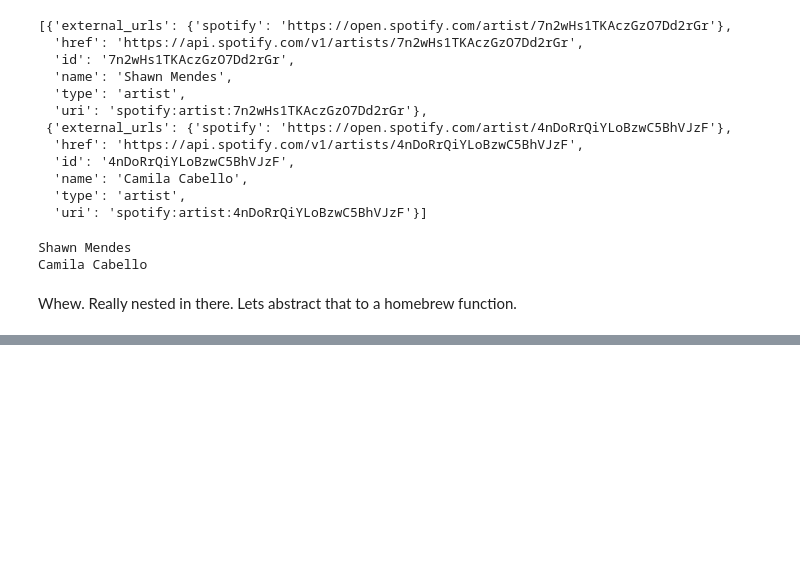
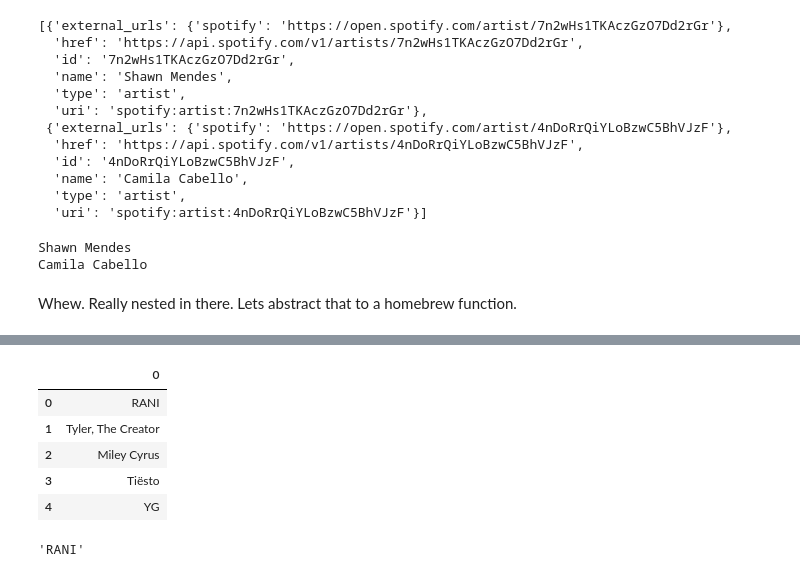
Before and after one commit to Patrickbfuller/solve_music_probs, a Jupyter notebook: spotipy_playlists.ipynb, the cells around one changed output, grey strips where cells are left out. Cells and saved outputs as stored; diff of their text form; code cells hidden in the pictures; blank space fills up the shorter version.

```diff
--- a/spotipy_playlists.ipynb
+++ b/spotipy_playlists.ipynb
@@ -323,2 +325,7 @@ len(master_playlist_dict.keys())
 # %% [markdown]
 Lets see if we can find artists in a playlist!
+# %%
+playlist_tracks_response = spotify.user_playlist_tracks(user='spotify',
+                                             playlist_id='37i9dQZF1DXcBWIGoYBM5M',
+                                             offset=0,)
+playlist_tracks_response.keys()
@@ -325,2 +343,2 @@ Lets see if we can find artists in a playlist!
 # %%
-list(master_playlist_dict.items())[0]
+first_track = playlist_tracks_response['items'][0]
@@ -340,5 +345,3 @@ list
-# %%
-first_track = playlist_tracks['items'][0]
 # %%
 first_track.keys()
 # %% [output]
@@ -392,0 +422,6 @@ hb.get_artists_in_playlist(playlist_tracks)
+# %%
+master_artist_list = []
+for artist_list in df.artists:
+    for artist in artist_list:
+        if artist not in master_artist_list:
+            master_artist_list.append(artist)
@@ -392,0 +432,14 @@ hb.get_artists_in_playlist(playlist_tracks)
+# %%
+artists_df = pd.DataFrame(master_artist_list)
+artists_df.head()
+# %% [output]
+|  | 0 |
+| 0 | RANI |
+| 1 | Tyler, The Creator |
+| 2 | Miley Cyrus |
+| 3 | Tiësto |
+| 4 | YG |
+# %%
+playlists_df['artists'][0][0]
+# %% [output]
+'RANI'
```
Also changed, not shown: parts of 24 cells of this notebook, 2 other files.
